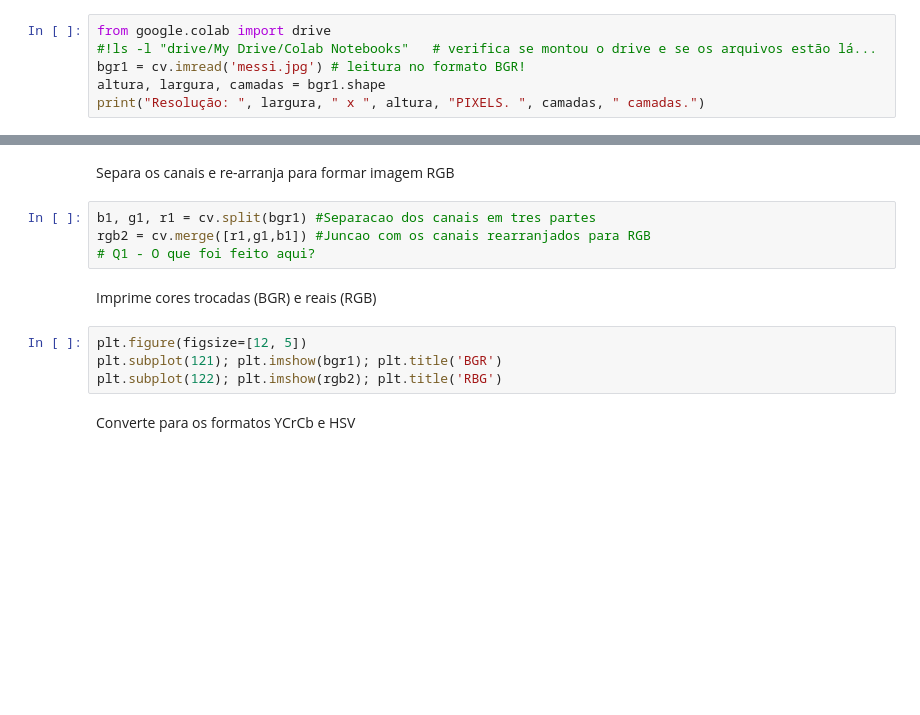
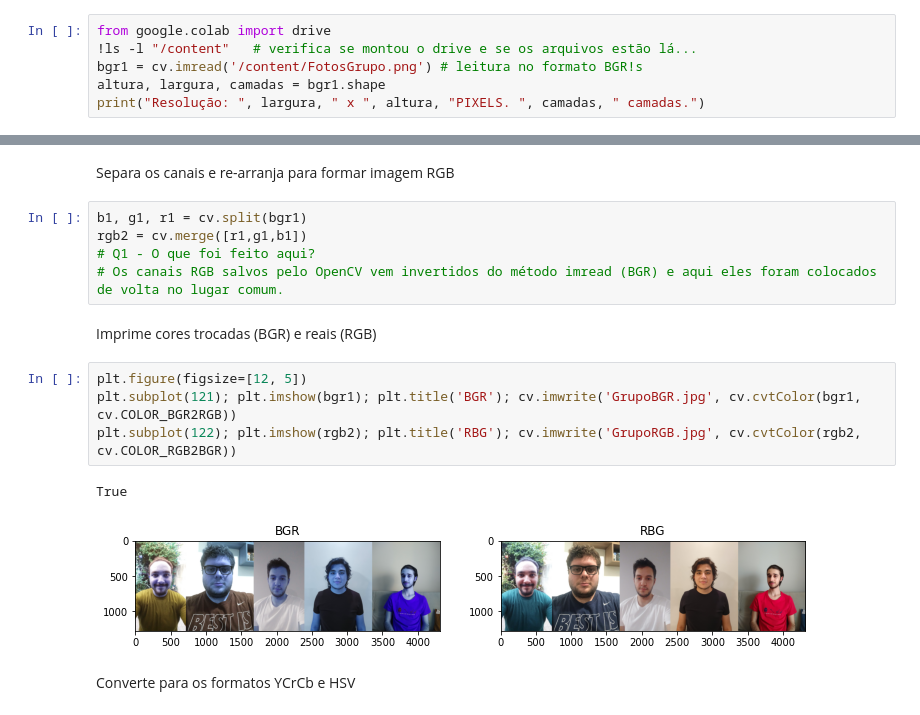
Before and after one commit to brusangues/CSM-DEVS, a Jupyter notebook: lab3/Lab3_Cod_Imagem_por_DCT_e_Animacao.ipynb, the cells around one changed output, grey strips where cells are left out. Cells and saved outputs as stored; diff of their text form; blank space fills up the shorter version.

Commit message:
Parte 1 Up

```diff
--- a/lab3/Lab3_Cod_Imagem_por_DCT_e_Animacao.ipynb
+++ b/lab3/Lab3_Cod_Imagem_por_DCT_e_Animacao.ipynb
@@ -8,7 +8,7 @@ import cv2 as cv
 import matplotlib.pyplot as plt
 # %%
 from google.colab import drive
-#!ls -l "drive/My Drive/Colab Notebooks"   # verifica se montou o drive e se os arquivos estão lá...
-bgr1 = cv.imread('messi.jpg') # leitura no formato BGR!
+!ls -l "/content"   # verifica se montou o drive e se os arquivos estão lá...
+bgr1 = cv.imread('/content/FotosGrupo.png') # leitura no formato BGR!s
 altura, largura, camadas = bgr1.shape
 print("Resolução: ", largura, " x ", altura, "PIXELS. ", camadas, " camadas.")
@@ -15,15 +36,19 @@ print("Resolução: ", largura, " x ", altura, "PIXELS. ", camadas, " camadas.")
 # %% [markdown]
 Separa os canais e re-arranja para formar imagem RGB
 # %%
-b1, g1, r1 = cv.split(bgr1) #Separacao dos canais em tres partes
-rgb2 = cv.merge([r1,g1,b1]) #Juncao com os canais rearranjados para RGB
+b1, g1, r1 = cv.split(bgr1)
+rgb2 = cv.merge([r1,g1,b1])
 # Q1 - O que foi feito aqui?
+# Os canais RGB salvos pelo OpenCV vem invertidos do método imread (BGR) e aqui eles foram colocados de volta no lugar comum.
 # %% [markdown]
 Imprime cores trocadas (BGR) e reais (RGB)
 # %%
 plt.figure(figsize=[12, 5])
-plt.subplot(121); plt.imshow(bgr1); plt.title('BGR')
-plt.subplot(122); plt.imshow(rgb2); plt.title('RBG')
+plt.subplot(121); plt.imshow(bgr1); plt.title('BGR'); cv.imwrite('GrupoBGR.jpg', cv.cvtColor(bgr1, cv.COLOR_BGR2RGB))
+plt.subplot(122); plt.imshow(rgb2); plt.title('RBG'); cv.imwrite('GrupoRGB.jpg', cv.cvtColor(rgb2, cv.COLOR_RGB2BGR))
+# %% [output]
+True
+[figure, added]
 # %% [markdown]
 Converte para os formatos YCrCb e HSV
 # %%
```
Also changed, not shown: parts of 11 cells of this notebook, 5 other files.
